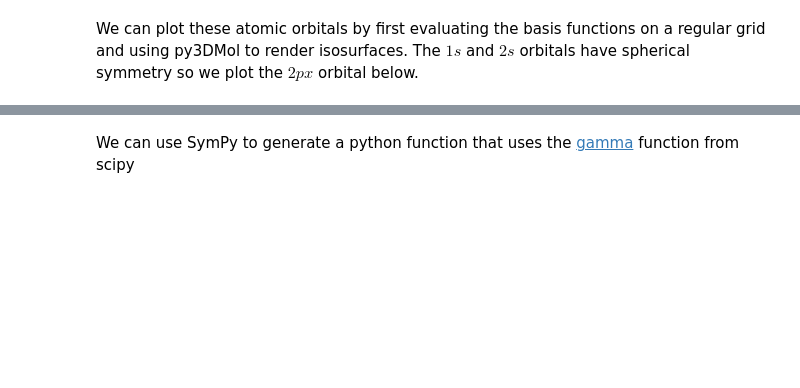
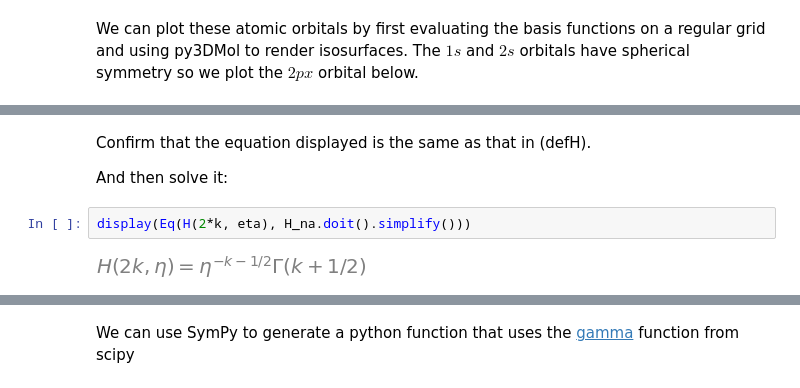
Before and after one commit to graphcore-research/pyscf-ipu, a Jupyter notebook: notebooks/gto_integrals.ipynb, the cells around one changed output, grey strips where cells are left out. Drawn from its saved outputs; the diff is of its cells as text; blank space fills up the shorter version.

```diff
--- a/notebooks/gto_integrals.ipynb
+++ b/notebooks/gto_integrals.ipynb
@@ -241,0 +265,8 @@ $\displaystyle N_\mu^2 = \left(\int\limits_{-\infty}^{\infty} t^{2 l} e^{- 2 \al
+# %% [markdown]
+Confirm that the equation displayed is the same as that in (defH).
+
+And then solve it:
+# %%
+display(Eq(H(2*k, eta), H_na.doit().simplify()))
+# %% [output]
+[figure, added]
```
Also changed, not shown: parts of 34 cells of this notebook.
